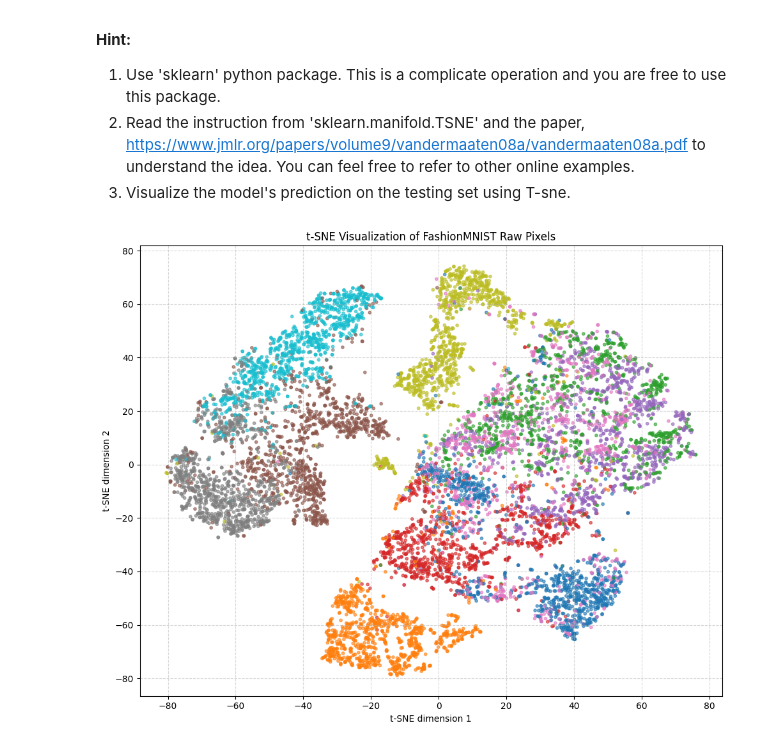
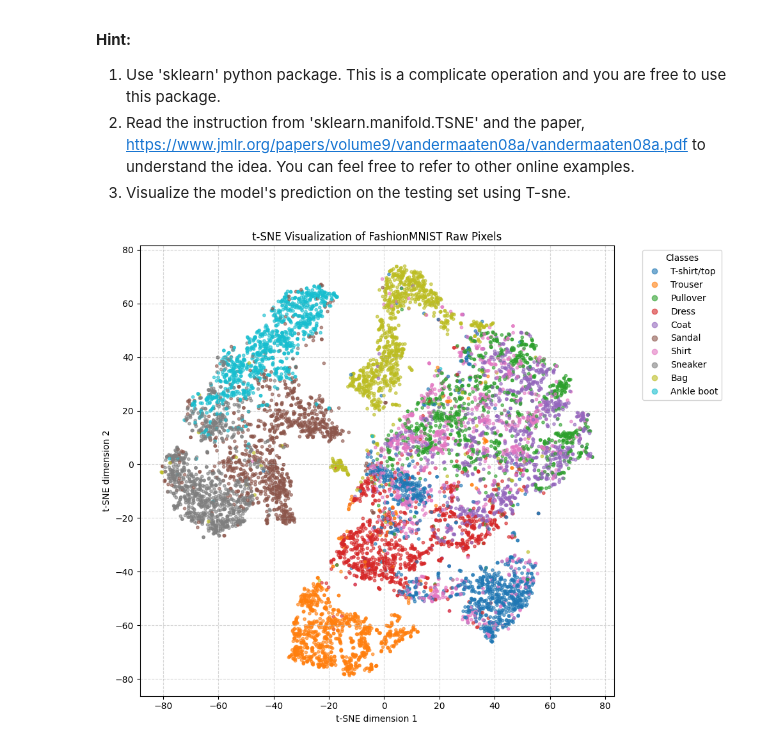
Before and after one commit to jakedog17/COP4630_HW3_Coding, a Jupyter notebook: HW3/HW3/Homework_03_Problem.ipynb, the cells around one changed output. Cells and saved outputs as stored; diff of their text form; code cells hidden in the pictures.

```diff
--- a/HW3/HW3/Homework_03_Problem.ipynb
+++ b/HW3/HW3/Homework_03_Problem.ipynb
@@ -111,18 +111,6 @@ def convoSize(W, K, P, S):
 
 ConvoLayerSize = convoSize(matrixWidth, filterSize[0], 0, stride)
 
-#create new covolution matrix
-
-#convoMatrix = np.array(ConvoLayerSize,ConvoLayerSize)
-
-'''
-#make a sliding window on matrix with dimensions of kernal
-windows = np.lib.stride_tricks.sliding_window_view(img_matrix, (filterSize[0], filterSize[1]))
-
-#Multiply each window by the kernel element-wise and sum across the kernel axes
-output = np.sum(windows * LaplacianKernal, axis=(-2, -1))
-
-print(output[0:5, 0:5])'''
 
 def isInMatrix(rowIndex,colIndex, matrixRows,matrixCols):
   if rowIndex >= 0 and rowIndex < matrixRows and colIndex >= 0 and colIndex < matrixCols:
@@ -238,19 +226,9 @@ def convoSize(W, K, P, S):
 
 ConvoLayerSize = convoSize(matrixWidth, filterSize[0], 0, stride)
 
-#create new covolution matrix
 
-#convoMatrix = np.array(ConvoLayerSize,ConvoLayerSize)
 
-'''
-#make a sliding window on matrix with dimensions of kernal
-windows = np.lib.stride_tricks.sliding_window_view(img_matrix, (filterSize[0], filterSize[1]))
-
-#Multiply each window by the kernel element-wise and sum across the kernel axes
-output = np.sum(windows * LaplacianKernal, axis=(-2, -1))
-
-print(output[0:5, 0:5])'''
-
+#
 def isInMatrix(rowIndex,colIndex, matrixRows,matrixCols):
   if rowIndex >= 0 and rowIndex < matrixRows and colIndex >= 0 and colIndex < matrixCols:
     return True
@@ -775,35 +753,35 @@ with torch.no_grad():
 
 # Concatenate all batches into single NumPy arrays
 X = np.concatenate(all_images, axis=0)
 y = np.concatenate(all_labels, axis=0)
 
 # 2. Initialize and fit t-SNE to reduce dimensions to 2D
 tsne = sk.manifold.TSNE(n_components=2, perplexity=30, random_state=42, n_iter=1000)
 X_2d = tsne.fit_transform(X)
 
 # 3. Plot the result, coloring by label
 plt.figure(figsize=(10, 8))
 scatter = plt.scatter(X_2d[:, 0], X_2d[:, 1], c=y, cmap="tab10", alpha=0.6, s=10)
 
 # FashionMNIST class names for legend
-'''class_names = [
+class_names = [
     'T-shirt/top', 'Trouser', 'Pullover', 'Dress', 'Coat',
     'Sandal', 'Shirt', 'Sneaker', 'Bag', 'Ankle boot'
-]'''
+]
 
-'''plt.legend(
+plt.legend(
     handles=scatter.legend_elements()[0],
     labels=class_names,
     title="Classes",
     bbox_to_anchor=(1.05, 1),
     loc='upper left'
-)'''
+)
 
 plt.title("t-SNE Visualization of FashionMNIST Raw Pixels")
 plt.xlabel("t-SNE dimension 1")
 plt.ylabel("t-SNE dimension 2")
 plt.grid(True, linestyle='--', alpha=0.5)
 plt.tight_layout()
 plt.show()
 # %% [output]
-[figure, old version]
+[figure, new version]
```
Also changed, not shown: parts of 3 cells of this notebook.
